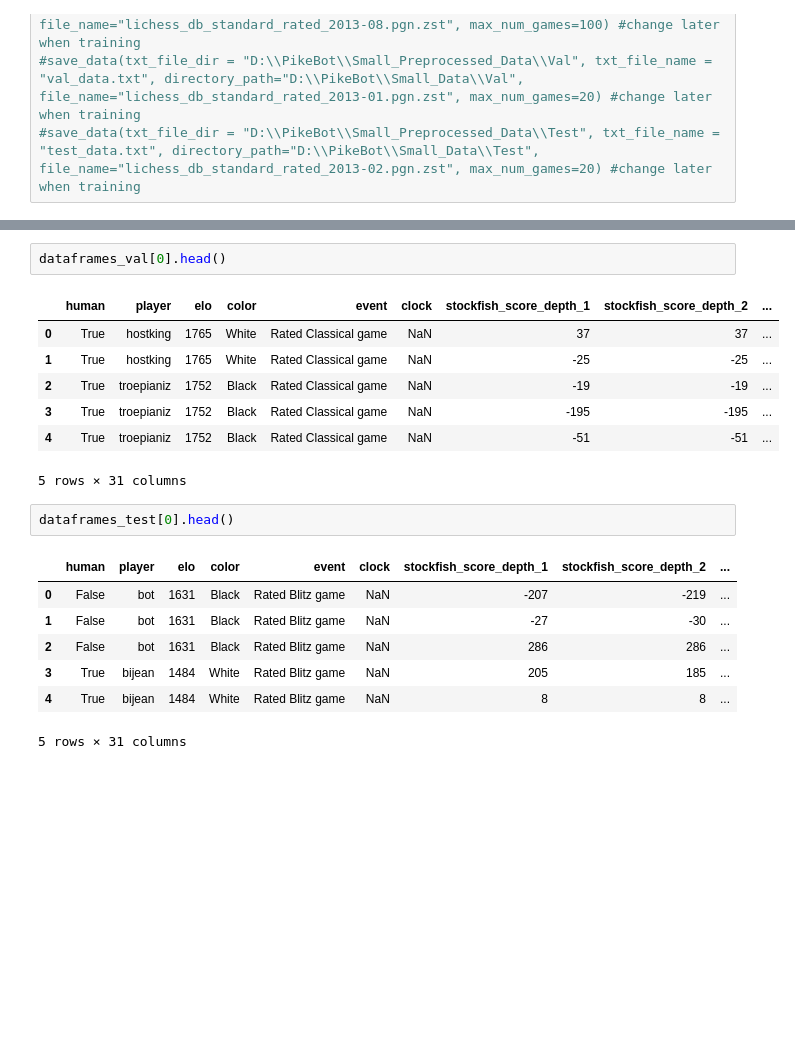
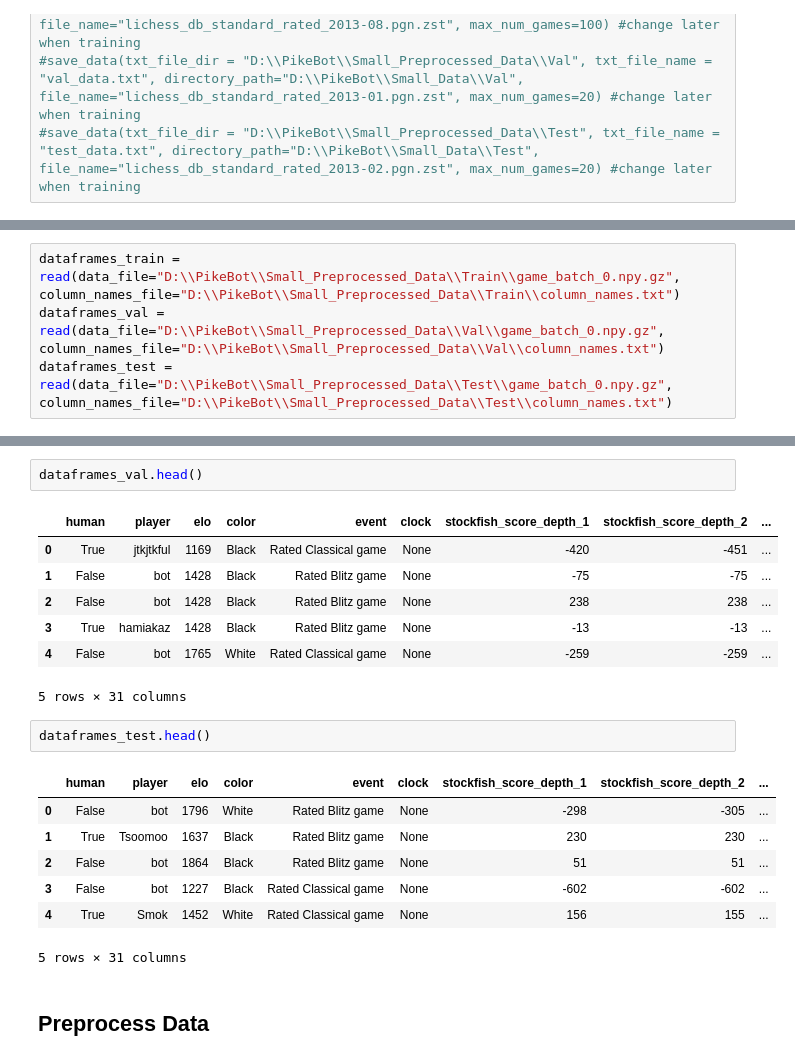
Before and after one commit to MatTheTab/PikeBot, a Jupyter notebook: Baseline_Model.ipynb, the cells around one changed output, grey strips where cells are left out. Cells and saved outputs as stored; diff of their text form; blank space fills up the shorter version.

```diff
--- a/Baseline_Model.ipynb
+++ b/Baseline_Model.ipynb
@@ -57 +149,5 @@ dataframes_test = read_all(text_file_path="D:\\PikeBot\\Small_Preprocessed_Data\
+# %%
+dataframes_train = read(data_file="D:\\PikeBot\\Small_Preprocessed_Data\\Train\\game_batch_0.npy.gz", column_names_file="D:\\PikeBot\\Small_Preprocessed_Data\\Train\\column_names.txt")
+dataframes_val = read(data_file="D:\\PikeBot\\Small_Preprocessed_Data\\Val\\game_batch_0.npy.gz", column_names_file="D:\\PikeBot\\Small_Preprocessed_Data\\Val\\column_names.txt")
+dataframes_test = read(data_file="D:\\PikeBot\\Small_Preprocessed_Data\\Test\\game_batch_0.npy.gz", column_names_file="D:\\PikeBot\\Small_Preprocessed_Data\\Test\\column_names.txt")
 # %%
@@ -66,22 +162,24 @@ dataframes_train[0].head()
 5 rows × 31 columns
 # %%
-dataframes_val[0].head()
+dataframes_val.head()
 # %% [output]
 |  | human | player | elo | color | event | clock | stockfish_score_depth_1 | stockfish_score_depth_2 | ... |
-| 0 | True | hostking | 1765 | White | Rated Classical game | NaN | 37 | 37 | ... |
-| 1 | True | hostking | 1765 | White | Rated Classical game | NaN | -25 | -25 | ... |
-| 2 | True | troepianiz | 1752 | Black | Rated Classical game | NaN | -19 | -19 | ... |
-| 3 | True | troepianiz | 1752 | Black | Rated Classical game | NaN | -195 | -195 | ... |
-| 4 | True | troepianiz | 1752 | Black | Rated Classical game | NaN | -51 | -51 | ... |
+| 0 | True | jtkjtkful | 1169 | Black | Rated Classical game | None | -420 | -451 | ... |
+| 1 | False | bot | 1428 | Black | Rated Blitz game | None | -75 | -75 | ... |
+| 2 | False | bot | 1428 | Black | Rated Blitz game | None | 238 | 238 | ... |
+| 3 | True | hamiakaz | 1428 | Black | Rated Blitz game | None | -13 | -13 | ... |
+| 4 | False | bot | 1765 | White | Rated Classical game | None | -259 | -259 | ... |
 5 rows × 31 columns
 # %%
-dataframes_test[0].head()
+dataframes_test.head()
 # %% [output]
 |  | human | player | elo | color | event | clock | stockfish_score_depth_1 | stockfish_score_depth_2 | ... |
-| 0 | False | bot | 1631 | Black | Rated Blitz game | NaN | -207 | -219 | ... |
-| 1 | False | bot | 1631 | Black | Rated Blitz game | NaN | -27 | -30 | ... |
-| 2 | False | bot | 1631 | Black | Rated Blitz game | NaN | 286 | 286 | ... |
-| 3 | True | bijean | 1484 | White | Rated Blitz game | NaN | 205 | 185 | ... |
-| 4 | True | bijean | 1484 | White | Rated Blitz game | NaN | 8 | 8 | ... |
+| 0 | False | bot | 1796 | White | Rated Blitz game | None | -298 | -305 | ... |
+| 1 | True | Tsoomoo | 1637 | Black | Rated Blitz game | None | 230 | 230 | ... |
+| 2 | False | bot | 1864 | Black | Rated Blitz game | None | 51 | 51 | ... |
+| 3 | False | bot | 1227 | Black | Rated Classical game | None | -602 | -602 | ... |
+| 4 | True | Smok | 1452 | White | Rated Classical game | None | 156 | 155 | ... |
 5 rows × 31 columns
+# %% [markdown]
+## Preprocess Data
 # %%
```
Also changed, not shown: parts of 38 cells of this notebook.
